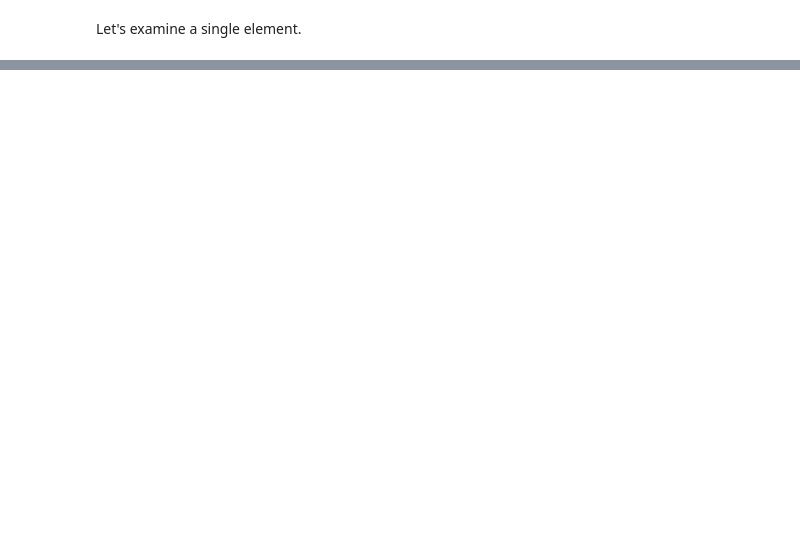
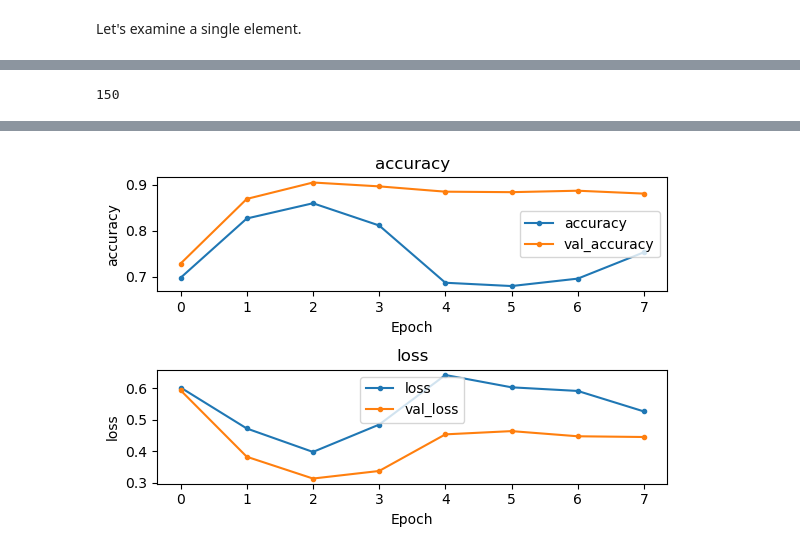
Before and after one commit to purvikansara/adv-ml-wk02-deep-nlp-codealongs, a Jupyter notebook: Lecture 1/SOLUTION-W02L01-deep-nlp-text-prep.ipynb, the cells around one changed output, grey strips where cells are left out. Saved outputs shown, nothing was run; the diff lists cells and outputs as text; code cells hidden in the pictures; blank space fills up the shorter version.

```diff
--- a/Lecture 1/SOLUTION-W02L01-deep-nlp-text-prep.ipynb
+++ b/Lecture 1/SOLUTION-W02L01-deep-nlp-text-prep.ipynb
@@ -308,0 +359,8 @@ ValueError: Can't convert Python sequence with mixed types to Tensor.
+# %%
+## Perform the val/test split
+
+## Create the validation dataset
+val_ds = val_test_split_ds.take(n_val_samples)
+
+## Create the test dataset
+test_ds = val_test_split_ds.skip(n_val_samples)
@@ -315,0 +391,3 @@ print(example_y)
+# %%
+# Shuffle only the training data every epoch
+train_ds = train_ds.shuffle(len(train_ds))
@@ -389,0 +629,4 @@ VOCAB_SIZE
+# %%
+sequence_vectorizer.get_config()['output_sequence_length']
+# %% [output]
+150
@@ -389,0 +637,63 @@ VOCAB_SIZE
+# %%
+### BEST
+
+
+def build_rnn_model(text_vectorization_layer):
+    VOCAB_SIZE = text_vectorization_layer.vocabulary_size()
+    SEQUENCE_LENGTH = sequence_vectorizer.get_config()['output_sequence_length']
+
+
+    # Define sequential model with pre-trained vectorization layer and *new* embedding layer
+    model = Sequential([
+        text_vectorization_layer,
+        layers.Embedding(input_dim=VOCAB_SIZE,
+                                  output_dim=EMBED_DIM,
+                                  input_length=SEQUENCE_LENGTH)
+        ])
+
+    # Add *new* LSTM layer
+    model.add(layers.SimpleRNN(32)) #BEST=32
+    model.add(layers.Dropout(.3)) #BEST=.3
+
+    # Add output layer
+    # model.add(layers.Dense(len(classes), activation='softmax'))
+    model.add(layers.Dense(1, activation='sigmoid'))
+
+    # Compile the model
+    model.compile(optimizer=optimizers.legacy.Adam(learning_rate = .001),
+                  loss='bce',#'sparse_categorical_crossentropy',
+                  metrics=['accuracy'])
+
+    model.summary()
+    return model
+
+def get_callbacks(patience=3, monitor='val_accuracy'):
+    early_stop = tf.keras.callbacks.EarlyStopping(patience=patience, monitor=monitor)
+    return [early_stop]
+
+## Create text Vectorization layer
+SEQUENCE_LENGTH=50 #BEST=50
+EMBED_DIM = 200 # BEST= 200
+
+sequence_vectorizer = tf.keras.layers.TextVectorization(
+    standardize="lower_and_strip_punctuation",
+    output_mode="int",
+    output_sequence_length=SEQUENCE_LENGTH
+)
+
+sequence_vectorizer.adapt(ds_texts)
+
+# Build the lstm model and specify the vectorizer
+rnn_model = build_rnn_model(sequence_vectorizer)
+
+# Defien number of epocs
+EPOCHS = 30
+# Fit the model
+history = rnn_model.fit(
+    train_ds,
+    epochs=EPOCHS,
+    validation_data=val_ds,
+    callbacks=get_callbacks(patience=5),
+)
+fn.plot_history(history,figsize=(6,4))
+# %% [output]
@@ -389,0 +717 @@ VOCAB_SIZE
+[figure, added]
```
Also changed, not shown: parts of 134 cells of this notebook, 1 other file.
